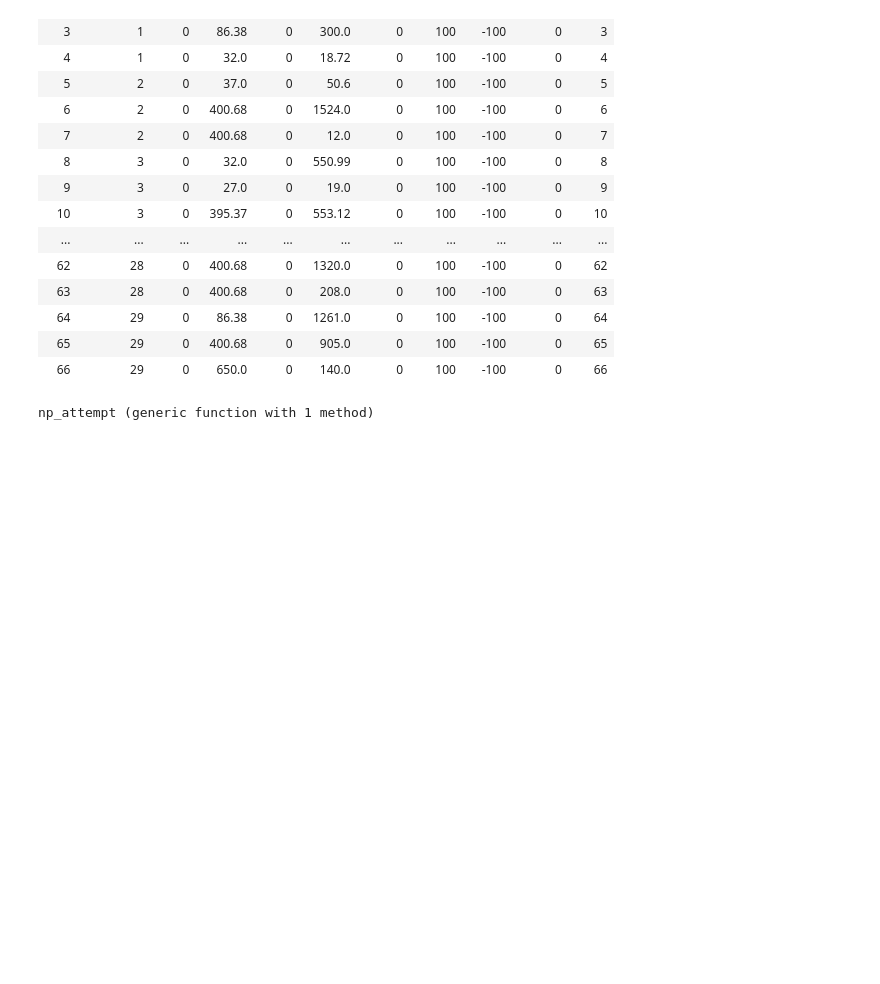
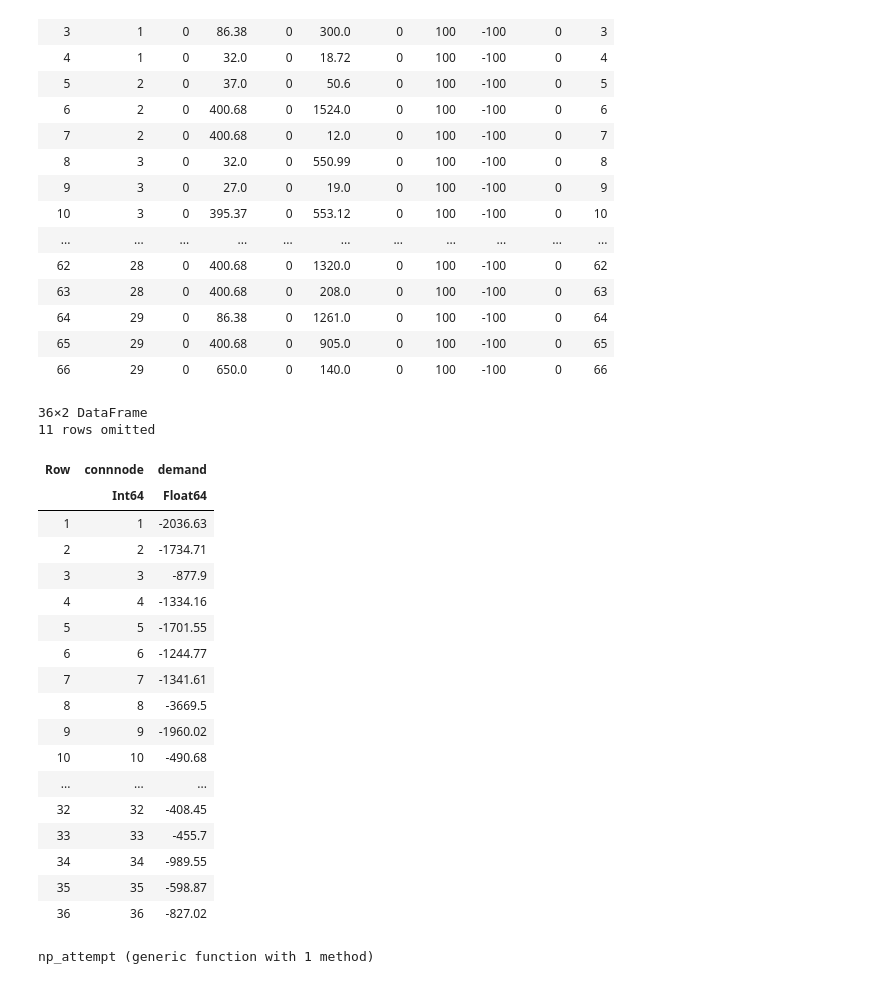
Before and after one commit to salbert-antwi/power-systems-optimization, a Jupyter notebook: Notebooks/MarketModelling_Attempt.ipynb, the cells around one changed output. Drawn from its saved outputs; the diff is of its cells as text; code cells hidden in the pictures; blank space fills up the shorter version.

```diff
--- a/Notebooks/MarketModelling_Attempt.ipynb
+++ b/Notebooks/MarketModelling_Attempt.ipynb
@@ -93,6 +93,29 @@ gens
 | 64 | 29 | 0 | 86.38 | 0 | 1261.0 | 0 | 100 | -100 | 0 | 64 |
 | 65 | 29 | 0 | 400.68 | 0 | 905.0 | 0 | 100 | -100 | 0 | 65 |
 | 66 | 29 | 0 | 650.0 | 0 | 140.0 | 0 | 100 | -100 | 0 | 66 |
+# %%
+loads
+# %% [output]
+36×2 DataFrame
+11 rows omitted
+| Row | connnode | demand |
+|  | Int64 | Float64 |
+| 1 | 1 | -2036.63 |
+| 2 | 2 | -1734.71 |
+| 3 | 3 | -877.9 |
+| 4 | 4 | -1334.16 |
+| 5 | 5 | -1701.55 |
+| 6 | 6 | -1244.77 |
+| 7 | 7 | -1341.61 |
+| 8 | 8 | -3669.5 |
+| 9 | 9 | -1960.02 |
+| 10 | 10 | -490.68 |
+| ... | ... | ... |
+| 32 | 32 | -408.45 |
+| 33 | 33 | -455.7 |
+| 34 | 34 | -989.55 |
+| 35 | 35 | -598.87 |
+| 36 | 36 | -827.02 |
 # %%
 #define optimization function
 #Nodal pricing - thiswill form the second step of the National pricing (re-dispatch)
```
Also changed, not shown: parts of 11 cells of this notebook.
